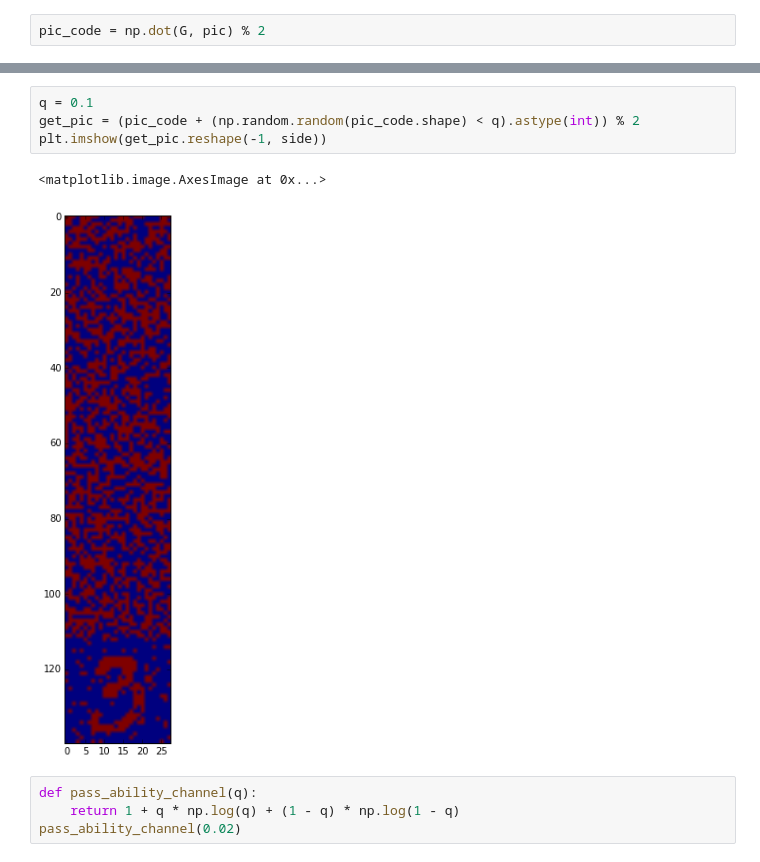
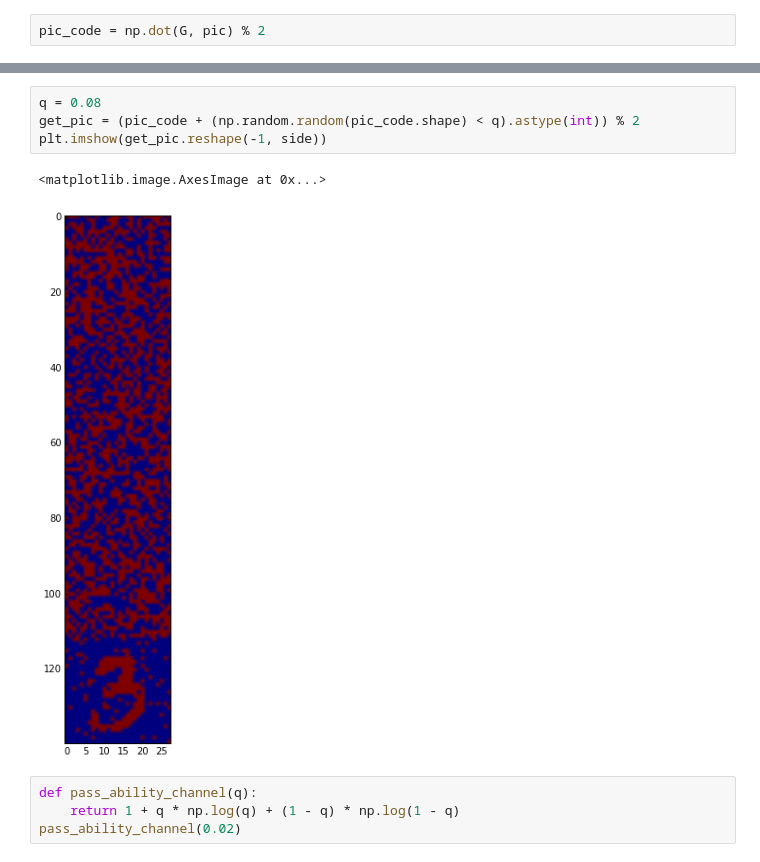
Before and after one commit to egorkudr1/GM_task1, a Jupyter notebook: task1.ipynb, the cells around one changed output, grey strips where cells are left out. Saved outputs shown, nothing was run; the diff lists cells and outputs as text.

```diff
--- a/task1.ipynb
+++ b/task1.ipynb
@@ -322,10 +298,10 @@ plt.imshow(pic_code.reshape(-1, side))
 # %%
-q = 0.1
+q = 0.08
 get_pic = (pic_code + (np.random.random(pic_code.shape) < q).astype(int)) % 2
 plt.imshow(get_pic.reshape(-1, side))
 # %% [output]
 <matplotlib.image.AxesImage at 0x...>
-[figure, old version]
+[figure, new version]
 # %%
 def pass_ability_channel(q):
     return 1 + q * np.log(q) + (1 - q) * np.log(1 - q)
```
Also changed, not shown: parts of 19 cells of this notebook.
